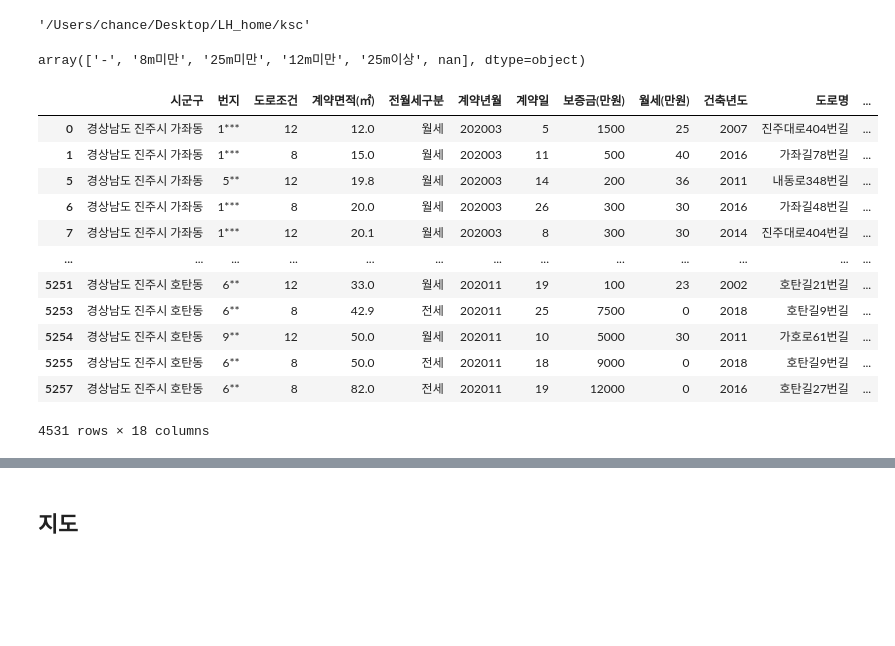
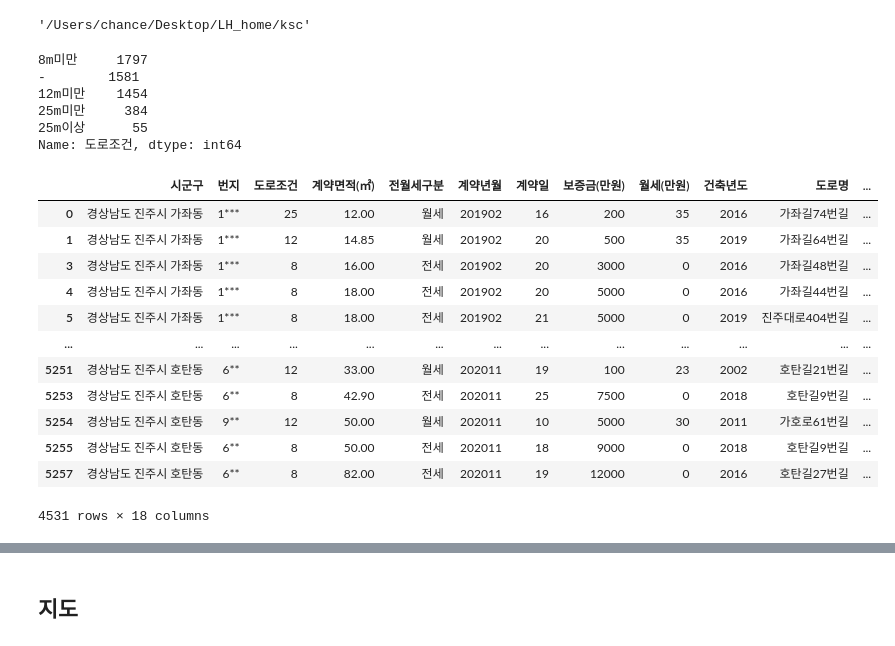
Before and after one commit to ChanceMKR/LH_home, a Jupyter notebook: ksc/lh_home.ipynb, the cells around one changed output, grey strips where cells are left out. Drawn from its saved outputs; the diff is of its cells as text; code cells hidden in the pictures; blank space fills up the shorter version.

```diff
--- a/ksc/lh_home.ipynb
+++ b/ksc/lh_home.ipynb
@@ -28,7 +28,7 @@ folder = os.listdir()
 
 file = []
 for f in folder:
-    if "_2022" in f:
+    if "jinju" in f:
         data = pd.read_csv("./" + f, encoding="cp949", skiprows=15)
         data = data[list(data.columns[:11])]
         file.append(data)
@@ -36,9 +36,14 @@ for f in folder:
 gajwa = pd.concat(file)
 # gajwa = gajwa.dropna(axis=0)
 # %%
-gajwa.도로조건.unique()
+gajwa.도로조건.value_counts()
 # %% [output]
-array(['-', '8m미만', '25m미만', '12m미만', '25m이상', nan], dtype=object)
+8m미만     1797
+-        1581
+12m미만    1454
+25m미만     384
+25m이상      55
+Name: 도로조건, dtype: int64
 # %%
 geo = pd.read_csv("./geocoding.csv")
 gajwa["경도"] = geo.X
@@ -46,14 +51,14 @@ gajwa["위도"] = geo.Y
 
 gajwa = gajwa.fillna({'건축년도':gajwa['건축년도'].mode()[0]})
 gajwa = gajwa.fillna({'도로명':gajwa['도로명'].mode()[0]})
-gajwa = gajwa.fillna({'도로조건':gajwa['도로명'].mode()[0]})
+gajwa = gajwa.fillna({'도로조건':gajwa['도로조건'].mode()[0]})
 
 # 도로조건을 정수로 변환
 road=[]
 for a in gajwa["도로조건"]:
     if a=="-":
-        a = "12"
-    road.append(a.split("m")[0])
+         a = "8"
+    road.append(int(a.split("m")[0]))
 gajwa["도로조건"] = road
 
 
@@ -84,44 +89,45 @@ for r in rate.index:
     new = "".join(r.split("."))
     month.append(int(new))
 
 rate["계약년월"] = month
 rate.columns = ["전월세전환율", "계약년월"]
 rate.head()
 
 gajwa = pd.merge(left=gajwa, right=rate, how="inner", on="계약년월")
 
 keep = [int("".join(k.split(","))) for k in gajwa["보증금(만원)"]]
 gajwa["보증금(만원)"] = keep
 
 
 # 전월세전환율 기준으로 보증금+월세의 가치를 전세로 치환하여 value column으로 만들어준다.
 value=[round(gajwa["월세(만원)"][i] * 12 / (gajwa["전월세전환율"][i]/100) + gajwa["보증금(만원)"][i]) for i in range(len(gajwa))]
 gajwa["전세전환가격"] = value
 #gajwa["도로별 전세값평균"] = gajwa.groupby("도로명").전세전환가격.transform("mean")
 
 
 # 도로명 결측치 제거
 indexNames = []
 for i in range(len(gajwa["도로명"])):
     if "번길" not in gajwa["도로명"][i]:
         indexNames.append(i)
 
 gajwa.drop(indexNames, inplace=True)
 
+
 gajwa
 # %% [output]
 |  | 시군구 | 번지 | 도로조건 | 계약면적(㎡) | 전월세구분 | 계약년월 | 계약일 | 보증금(만원) | 월세(만원) | 건축년도 | 도로명 | ... |
-| 0 | 경상남도 진주시 가좌동 | 1*** | 12 | 12.0 | 월세 | 202003 | 5 | 1500 | 25 | 2007 | 진주대로404번길 | ... |
-| 1 | 경상남도 진주시 가좌동 | 1*** | 8 | 15.0 | 월세 | 202003 | 11 | 500 | 40 | 2016 | 가좌길78번길 | ... |
-| 5 | 경상남도 진주시 가좌동 | 5** | 12 | 19.8 | 월세 | 202003 | 14 | 200 | 36 | 2011 | 내동로348번길 | ... |
-| 6 | 경상남도 진주시 가좌동 | 1*** | 8 | 20.0 | 월세 | 202003 | 26 | 300 | 30 | 2016 | 가좌길48번길 | ... |
-| 7 | 경상남도 진주시 가좌동 | 1*** | 12 | 20.1 | 월세 | 202003 | 8 | 300 | 30 | 2014 | 진주대로404번길 | ... |
+| 0 | 경상남도 진주시 가좌동 | 1*** | 25 | 12.00 | 월세 | 201902 | 16 | 200 | 35 | 2016 | 가좌길74번길 | ... |
+| 1 | 경상남도 진주시 가좌동 | 1*** | 12 | 14.85 | 월세 | 201902 | 20 | 500 | 35 | 2019 | 가좌길64번길 | ... |
+| 3 | 경상남도 진주시 가좌동 | 1*** | 8 | 16.00 | 전세 | 201902 | 20 | 3000 | 0 | 2016 | 가좌길48번길 | ... |
+| 4 | 경상남도 진주시 가좌동 | 1*** | 8 | 18.00 | 전세 | 201902 | 20 | 5000 | 0 | 2016 | 가좌길44번길 | ... |
+| 5 | 경상남도 진주시 가좌동 | 1*** | 8 | 18.00 | 전세 | 201902 | 21 | 5000 | 0 | 2019 | 진주대로404번길 | ... |
 | ... | ... | ... | ... | ... | ... | ... | ... | ... | ... | ... | ... | ... |
-| 5251 | 경상남도 진주시 호탄동 | 6** | 12 | 33.0 | 월세 | 202011 | 19 | 100 | 23 | 2002 | 호탄길21번길 | ... |
-| 5253 | 경상남도 진주시 호탄동 | 6** | 8 | 42.9 | 전세 | 202011 | 25 | 7500 | 0 | 2018 | 호탄길9번길 | ... |
-| 5254 | 경상남도 진주시 호탄동 | 9** | 12 | 50.0 | 월세 | 202011 | 10 | 5000 | 30 | 2011 | 가호로61번길 | ... |
-| 5255 | 경상남도 진주시 호탄동 | 6** | 8 | 50.0 | 전세 | 202011 | 18 | 9000 | 0 | 2018 | 호탄길9번길 | ... |
-| 5257 | 경상남도 진주시 호탄동 | 6** | 8 | 82.0 | 전세 | 202011 | 19 | 12000 | 0 | 2016 | 호탄길27번길 | ... |
+| 5251 | 경상남도 진주시 호탄동 | 6** | 12 | 33.00 | 월세 | 202011 | 19 | 100 | 23 | 2002 | 호탄길21번길 | ... |
+| 5253 | 경상남도 진주시 호탄동 | 6** | 8 | 42.90 | 전세 | 202011 | 25 | 7500 | 0 | 2018 | 호탄길9번길 | ... |
+| 5254 | 경상남도 진주시 호탄동 | 9** | 12 | 50.00 | 월세 | 202011 | 10 | 5000 | 30 | 2011 | 가호로61번길 | ... |
+| 5255 | 경상남도 진주시 호탄동 | 6** | 8 | 50.00 | 전세 | 202011 | 18 | 9000 | 0 | 2018 | 호탄길9번길 | ... |
+| 5257 | 경상남도 진주시 호탄동 | 6** | 8 | 82.00 | 전세 | 202011 | 19 | 12000 | 0 | 2016 | 호탄길27번길 | ... |
 4531 rows × 18 columns
 # %%
 corr = gajwa.corr()
```
Also changed, not shown: parts of 13 cells of this notebook, 4 other files.
